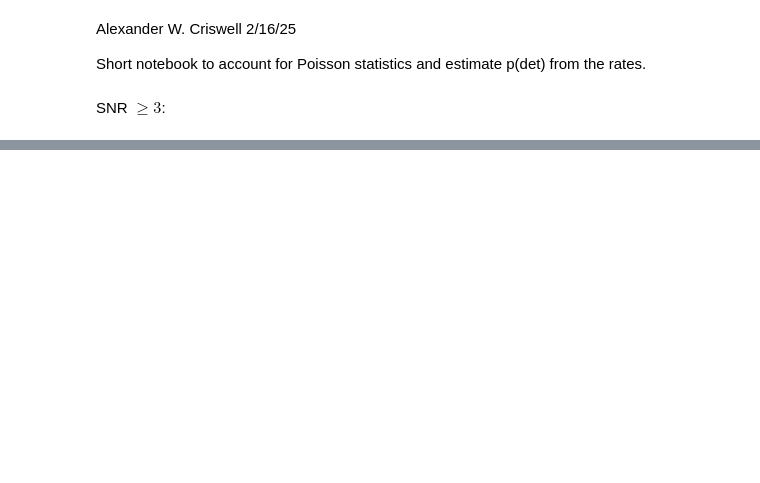
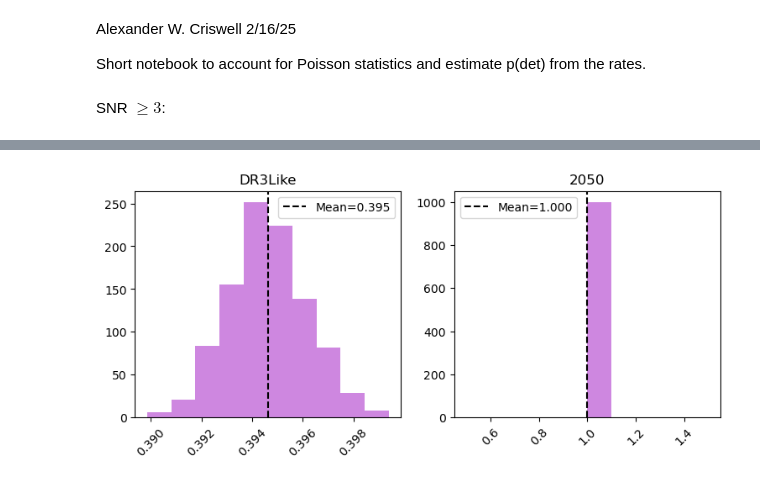
Before and after one commit to criswellalexander/multiband_smbhbs, a Jupyter notebook: poisson-rate-calcs-final.ipynb, the cells around one changed output, grey strips where cells are left out. Drawn from its saved outputs; the diff is of its cells as text; code cells hidden in the pictures; blank space fills up the shorter version.

```diff
--- a/poisson-rate-calcs-final.ipynb
+++ b/poisson-rate-calcs-final.ipynb
@@ -32,0 +89,29 @@ pdet
+# %%
+max_deltat = (10*u.kpc/const.c).to(u.yr).value
+ratedr3 = 1/65000 ## yr^-1
+rate2050 = 1/1350 ## yr^-1
+missed_dist_dr3like = st.poisson(max_deltat*ratedr3)
+missed_dist_2050 = st.poisson(max_deltat*rate2050)
+# %%
+Ntrials = 1000
+Ndraws = int(1e5)
+present_tests = np.empty((2,Ntrials))
+counts_tests = np.empty((2,Ntrials,Ndraws))
+for i in tqdm(range(Ntrials)):
+    for j, dist in enumerate([missed_dist_dr3like,missed_dist_2050]):
+        draws = dist.rvs(Ndraws)
+        present_tests[j,i] = np.sum(draws>0)/Ndraws
+        counts_tests[j,i,:] = draws
+# %%
+names = ['DR3Like','2050']
+fig, axes = plt.subplots(1,2,figsize=(9,3.5))
+for j in range(2):
+    axes[j].hist(present_tests[j,:],color='mediumorchid',alpha=0.7)
+    axes[j].set_title(names[j])
+    mean_j = np.mean(present_tests[j,:])
+    axes[j].axvline(mean_j,ls='--',label='Mean={:0.3f}'.format(mean_j),c='k')
+    axes[j].legend()
+    axes[j].tick_params("x",rotation=45)
+plt.show()
+# %% [output]
+[figure, added]
```
Also changed, not shown: parts of 22 cells of this notebook, 3 other files.
